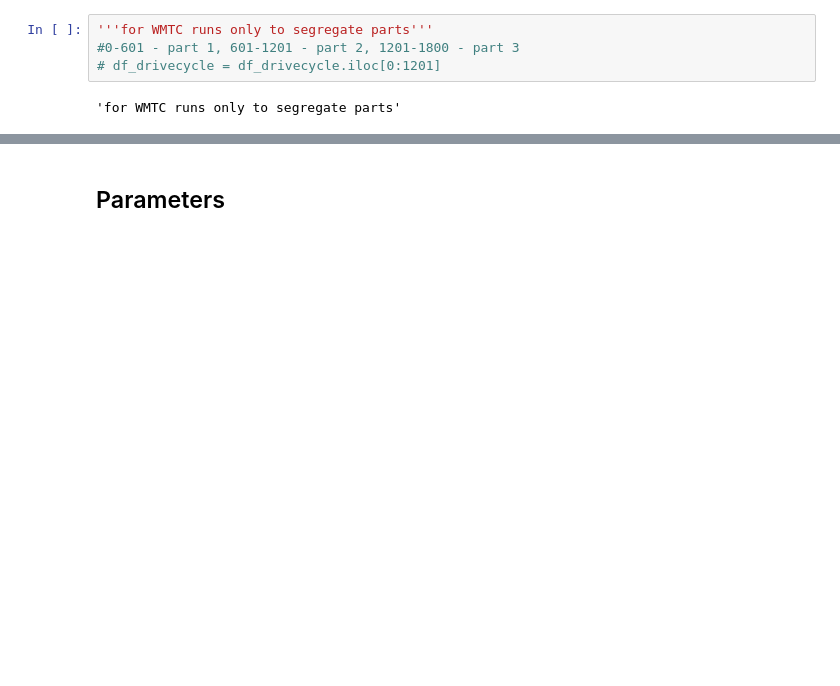
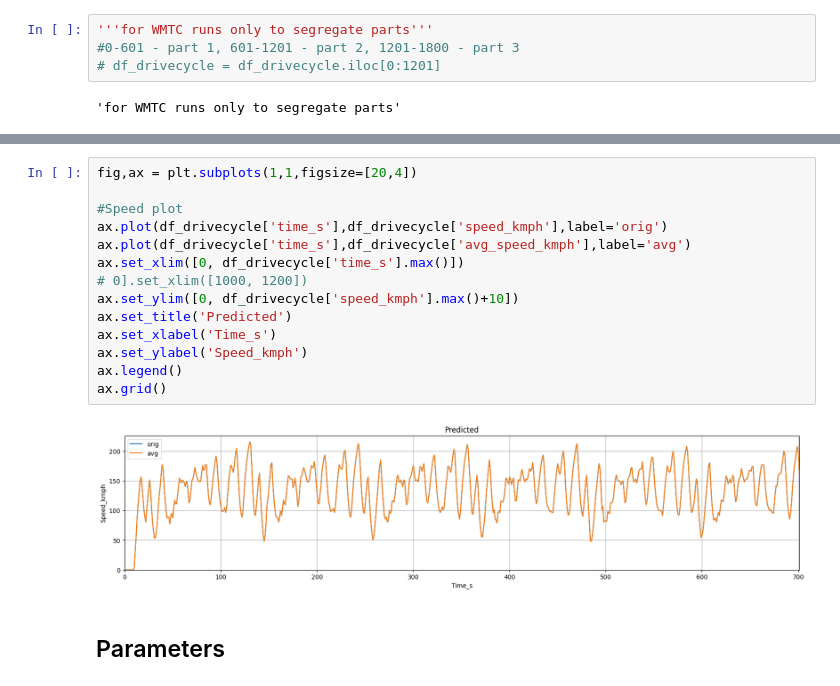
Before and after one commit to surya-uv/drive_cycle_gen, a Jupyter notebook: full_vehicle_model.ipynb, the cells around one changed output, grey strips where cells are left out. Drawn from its saved outputs; the diff is of its cells as text; blank space fills up the shorter version.

```diff
--- a/full_vehicle_model.ipynb
+++ b/full_vehicle_model.ipynb
@@ -41,3 +60,19 @@ Index(['time_s', 'avg_speed_kmph', 'avg_accn_mps2'], dtype='object')
+# %%
+fig,ax = plt.subplots(1,1,figsize=[20,4])
+
+#Speed plot
+ax.plot(df_drivecycle['time_s'],df_drivecycle['speed_kmph'],label='orig')
+ax.plot(df_drivecycle['time_s'],df_drivecycle['avg_speed_kmph'],label='avg')
+ax.set_xlim([0, df_drivecycle['time_s'].max()])
+# 0].set_xlim([1000, 1200])
+ax.set_ylim([0, df_drivecycle['speed_kmph'].max()+10])
+ax.set_title('Predicted')
+ax.set_xlabel('Time_s')
+ax.set_ylabel('Speed_kmph')
+ax.legend()
+ax.grid()
+# %% [output]
+[figure, added]
 # %% [markdown]
 ## Parameters
 # %% [markdown]
```
Also changed, not shown: parts of 29 cells of this notebook, 5 other files.
